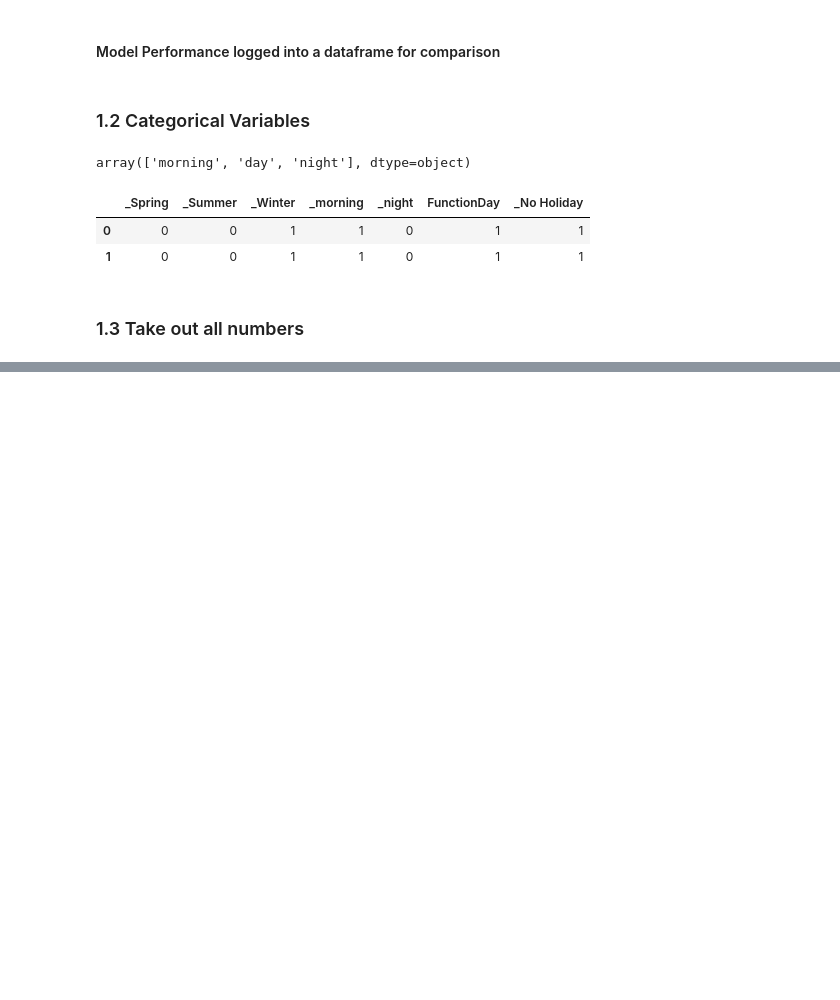
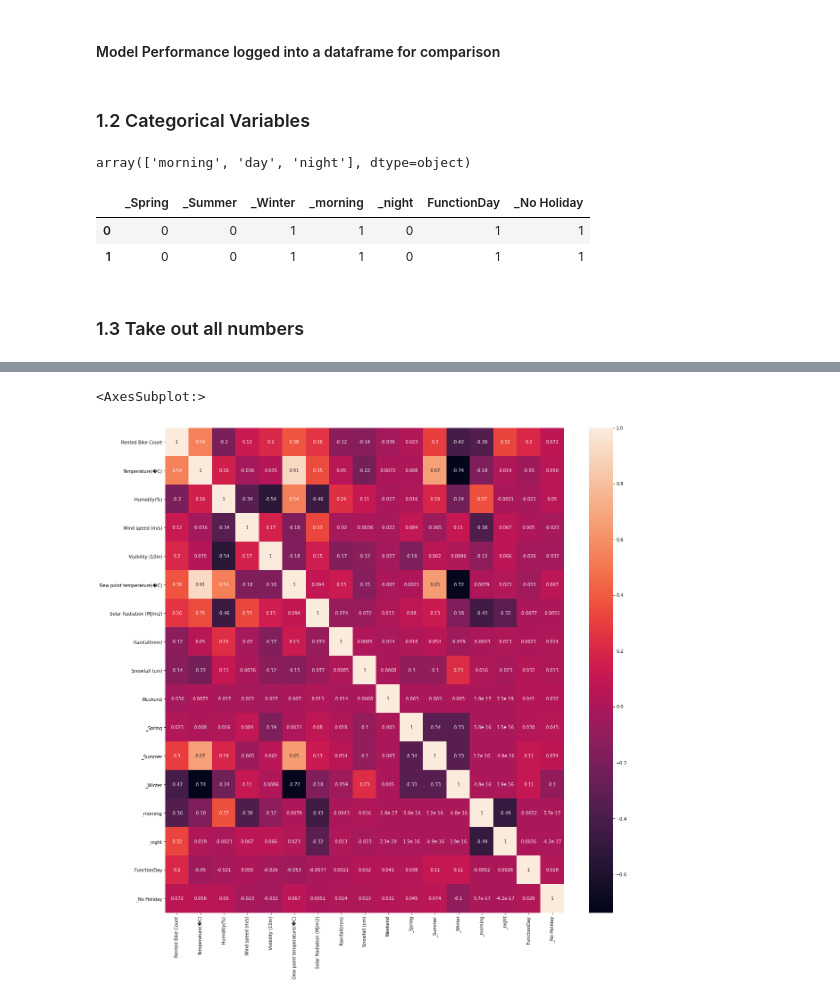
Before and after one commit to dinuthomas/aiml_bikes, a Jupyter notebook: bikeDemand.ipynb, the cells around one changed output, grey strips where cells are left out. Cells and saved outputs as stored; diff of their text form; code cells hidden in the pictures; blank space fills up the shorter version.

```diff
--- a/bikeDemand.ipynb
+++ b/bikeDemand.ipynb
@@ -225,0 +239,8 @@ bikeData_feats.describe()
+# %%
+corr = bikeData_feats.corr()
+# %%
+plt.figure(figsize=(20,20))
+sns.heatmap(corr, annot=True)
+# %% [output]
+<AxesSubplot:>
+[figure, added]
```
Also changed, not shown: parts of 8 cells of this notebook.
